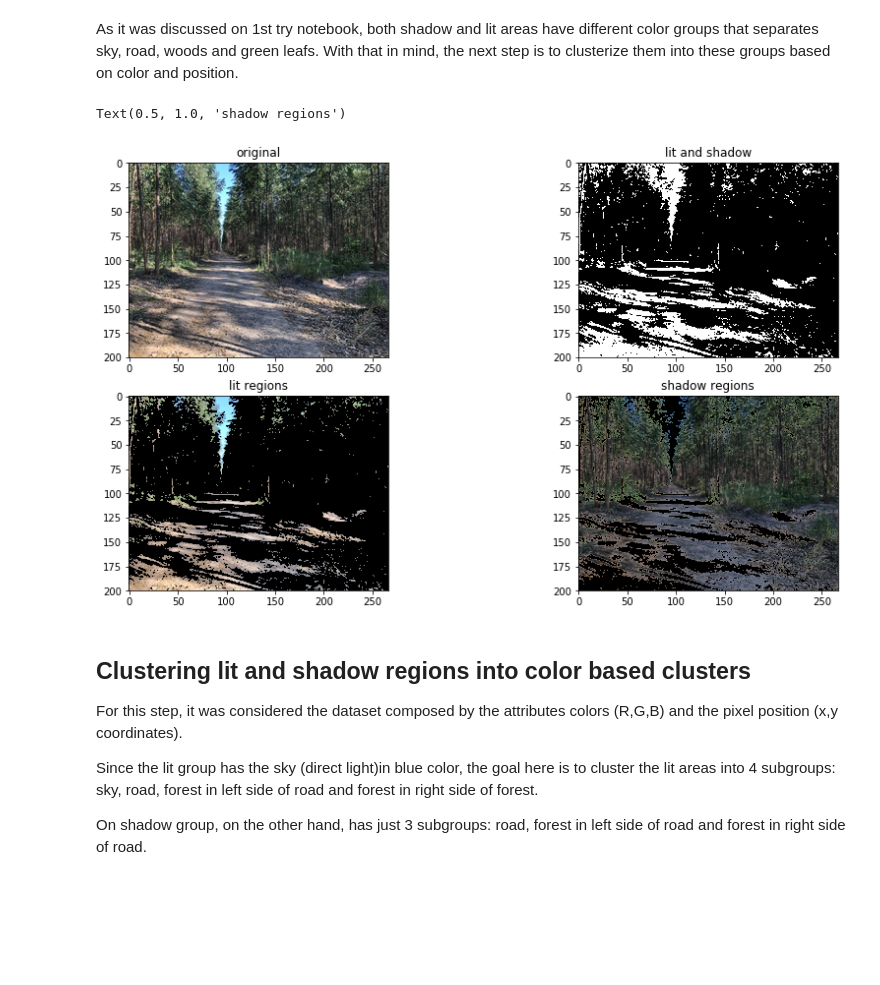
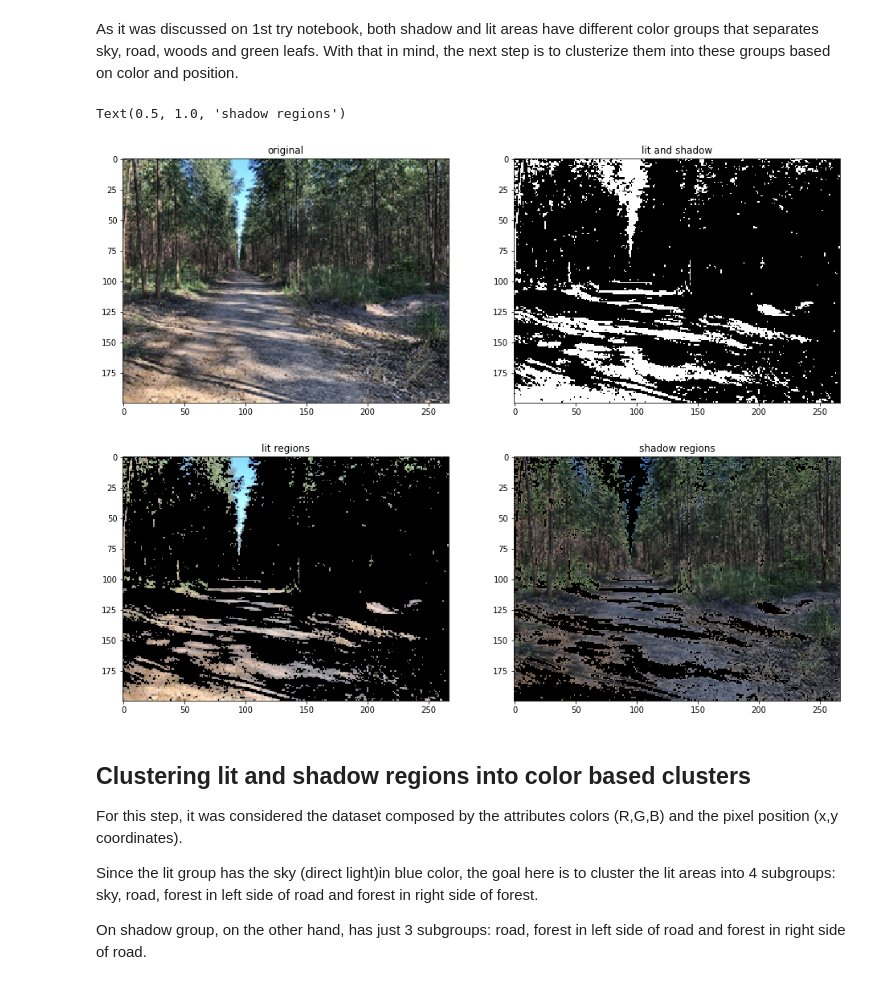
Before and after one commit to horitahiroshi/shadow-denoising, a Jupyter notebook: notebook/2ndTry.ipynb, the cells around one changed output. Saved outputs shown, nothing was run; the diff lists cells and outputs as text; code cells hidden in the pictures; blank space fills up the shorter version.

```diff
--- a/notebook/2ndTry.ipynb
+++ b/notebook/2ndTry.ipynb
@@ -110,14 +110,18 @@ shadow_img[np.where(result==1)] = img[np.where(result==1)]
 # %% [markdown]
 As it was discussed on 1st try notebook, both shadow and lit areas have different color groups that separates sky, road, woods and green leafs. With that in mind, the next step is to clusterize them into these groups based on color and position.
 # %%
-plt.figure(figsize=(15,8))
-plt.subplot(221); plt.imshow(img); plt.title("original")
-plt.subplot(222); plt.imshow(result,cmap="gray"); plt.title("lit and shadow")
-plt.subplot(223); plt.imshow(lit_img); plt.title("lit regions")
-plt.subplot(224); plt.imshow(shadow_img); plt.title("shadow regions")
+plt.figure(figsize=(16,8))
+plt.subplot(121); plt.imshow(img); plt.title("original")
+plt.subplot(122); plt.imshow(result,cmap="gray"); plt.title("lit and shadow")
+plt.savefig("2ndTry_V_limiarization")
+
+plt.figure(figsize=(16,8))
+plt.subplot(121); plt.imshow(lit_img); plt.title("lit regions")
+plt.subplot(122); plt.imshow(shadow_img); plt.title("shadow regions")
 # %% [output]
 Text(0.5, 1.0, 'shadow regions')
-[figure, old version]
+[figure, new version]
+[figure, added]
 # %%
 def label_frame(frame, dataset, clusters):
     for i in range(1,np.max(clusters)+1):
```
Also changed, not shown: 15 other files.
